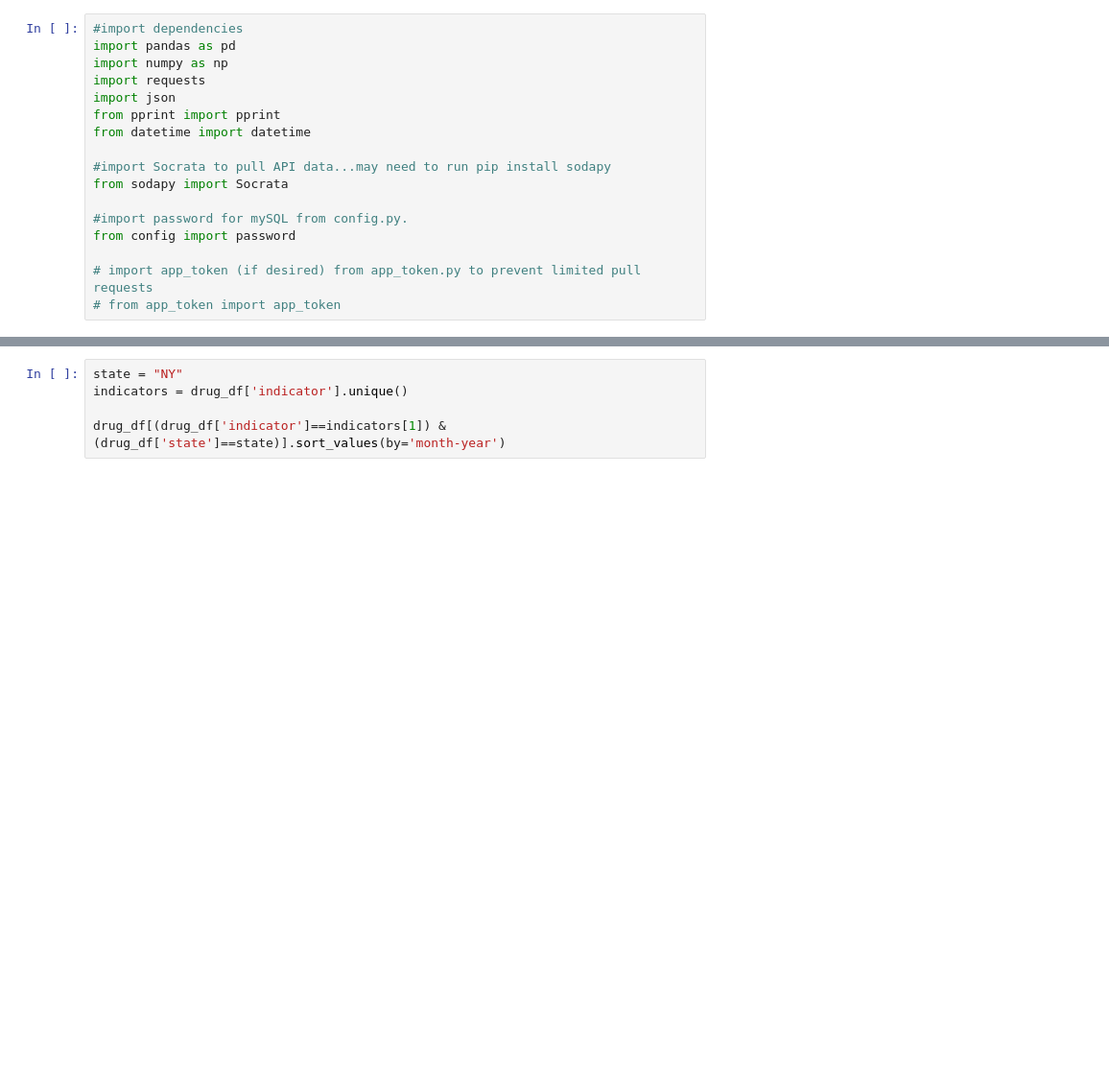
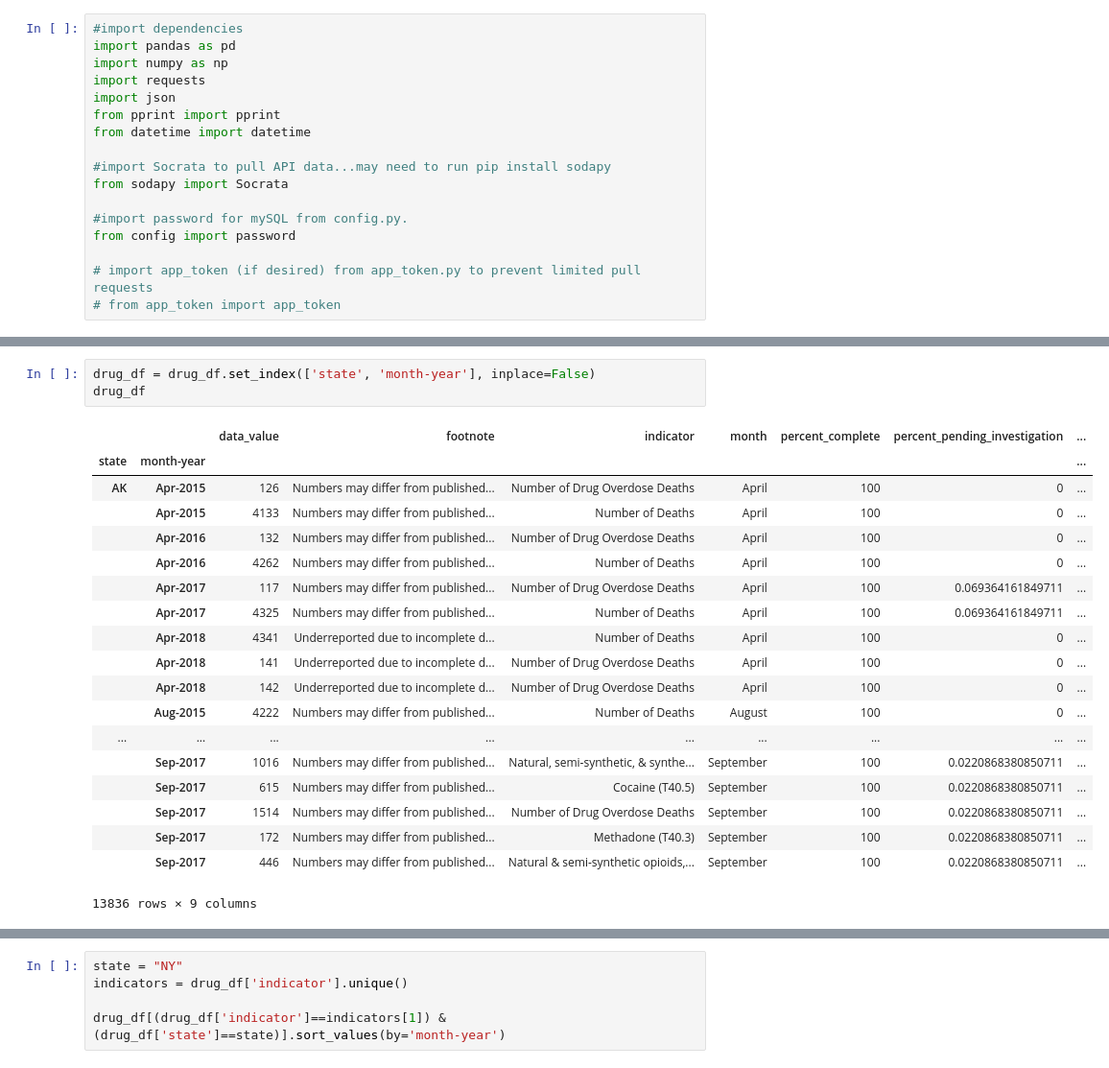
Before and after one commit to Sujin-owl/Project2, a Jupyter notebook: drug_data.ipynb, the cells around one changed output, grey strips where cells are left out. Shown at 96% size. Saved outputs shown, nothing was run; the diff lists cells and outputs as text; blank space fills up the shorter version.

```diff
--- a/drug_data.ipynb
+++ b/drug_data.ipynb
@@ -85,3 +85,26 @@ drug_df
+# %%
+drug_df = drug_df.set_index(['state', 'month-year'], inplace=False)
+drug_df
+# %% [output]
+|  |  | data_value | footnote | indicator | month | percent_complete | percent_pending_investigation | ... |
+| state | month-year |  |  |  |  |  |  | ... |
+| AK | Apr-2015 | 126 | Numbers may differ from published... | Number of Drug Overdose Deaths | April | 100 | 0 | ... |
+|  | Apr-2015 | 4133 | Numbers may differ from published... | Number of Deaths | April | 100 | 0 | ... |
+|  | Apr-2016 | 132 | Numbers may differ from published... | Number of Drug Overdose Deaths | April | 100 | 0 | ... |
+|  | Apr-2016 | 4262 | Numbers may differ from published... | Number of Deaths | April | 100 | 0 | ... |
+|  | Apr-2017 | 117 | Numbers may differ from published... | Number of Drug Overdose Deaths | April | 100 | 0.069364161849711 | ... |
+|  | Apr-2017 | 4325 | Numbers may differ from published... | Number of Deaths | April | 100 | 0.069364161849711 | ... |
+|  | Apr-2018 | 4341 | Underreported due to incomplete d... | Number of Deaths | April | 100 | 0 | ... |
+|  | Apr-2018 | 141 | Underreported due to incomplete d... | Number of Drug Overdose Deaths | April | 100 | 0 | ... |
+|  | Apr-2018 | 142 | Underreported due to incomplete d... | Number of Drug Overdose Deaths | April | 100 | 0 | ... |
+|  | Aug-2015 | 4222 | Numbers may differ from published... | Number of Deaths | August | 100 | 0 | ... |
+| ... | ... | ... | ... | ... | ... | ... | ... | ... |
+|  | Sep-2017 | 1016 | Numbers may differ from published... | Natural, semi-synthetic, & synthe... | September | 100 | 0.0220868380850711 | ... |
+|  | Sep-2017 | 615 | Numbers may differ from published... | Cocaine (T40.5) | September | 100 | 0.0220868380850711 | ... |
+|  | Sep-2017 | 1514 | Numbers may differ from published... | Number of Drug Overdose Deaths | September | 100 | 0.0220868380850711 | ... |
+|  | Sep-2017 | 172 | Numbers may differ from published... | Methadone (T40.3) | September | 100 | 0.0220868380850711 | ... |
+|  | Sep-2017 | 446 | Numbers may differ from published... | Natural & semi-synthetic opioids,... | September | 100 | 0.0220868380850711 | ... |
+13836 rows × 9 columns
 # %%
 drug_df=drug_df[drug_df.indicator == 'Number of Deaths']
 drug_df
```
Also changed, not shown: parts of 5 cells of this notebook.
